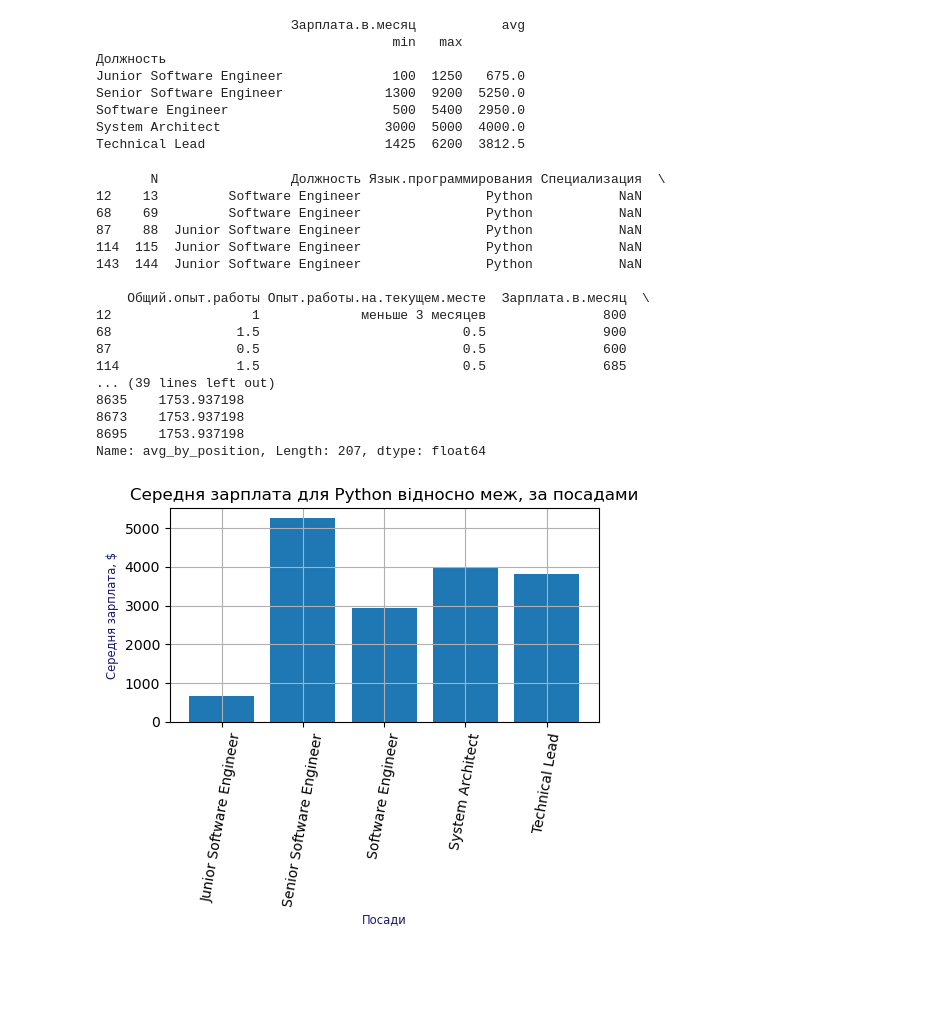
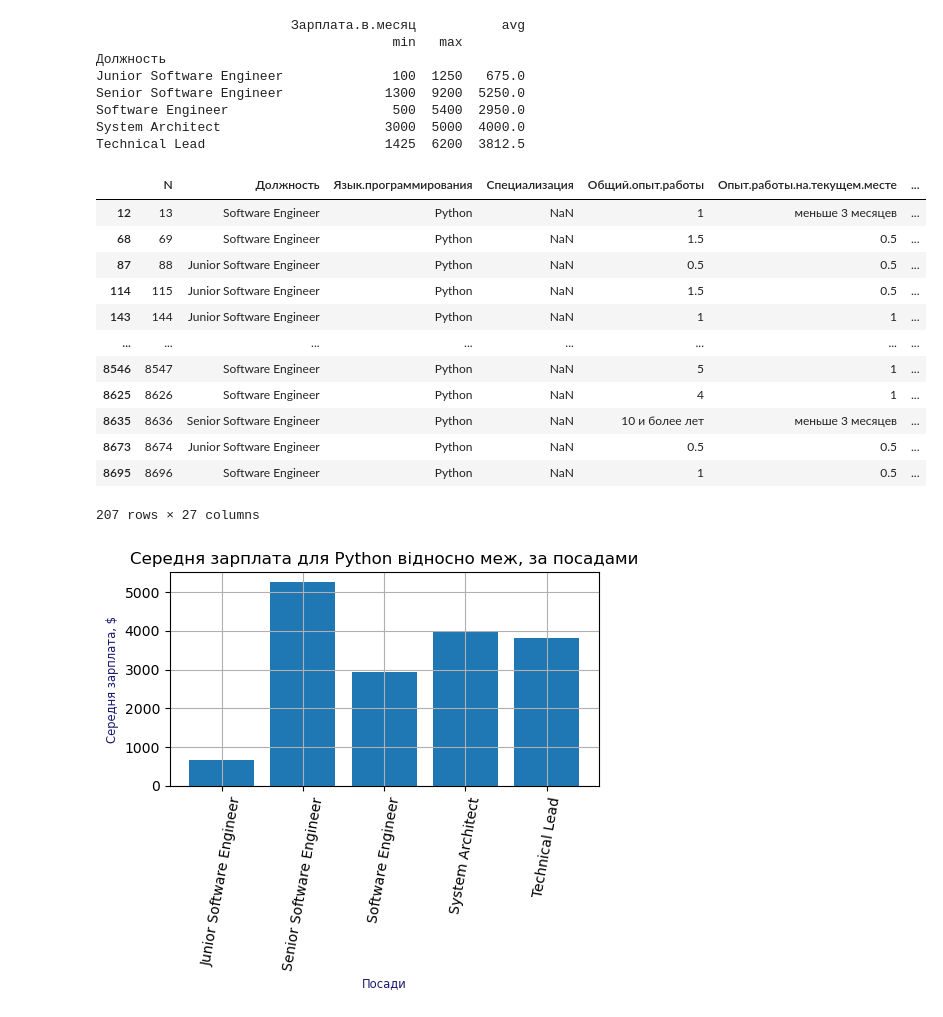
Before and after one commit to DenysTantsiura/datas, a Jupyter notebook: Hw_2.2/Hw2.2.ipynb, the cells around one changed output. Cells and saved outputs as stored; diff of their text form; code cells hidden in the pictures; blank space fills up the shorter version.

```diff
--- a/Hw_2.2/Hw2.2.ipynb
+++ b/Hw_2.2/Hw2.2.ipynb
@@ -291,33 +291,29 @@ System Architect                     3000  5000  4000.0
 Technical Lead                       1425  6200  3812.5
 # %%
 # у початковій таблиці (для Python) з врахуванням посади, а не загальну середню серед усіх
-#
-def fill_avg_salary_by_position(df: Series) -> float | None:
-    return df.groupby(['Должность'])['Зарплата.в.месяц'].mean()
+def fill_avg_salary_by_position(df: DataFrame, el: str) -> float | None:
+    df_c = df[df.loc[el]['Должность'] == df['Должность']]
+    return df_c['salary'].agg(salary='mean')['salary']
 
 
-python_data['avg_by_position'] = np.ones(python_data.shape[0]) * pd.DataFrame(
-    python_data['Зарплата.в.месяц']).apply(fill_avg_salary, axis=0).loc['Зарплата.в.месяц']
-print(python_data.head())
-print(python_data['avg_by_position'])
+python_data['avg_by_position'] = [fill_avg_salary_by_position(
+    python_data, el) for el in python_data.index]
+# print(python_data['avg_by_position'])
+python_data
 # %% [output]
+|  | N | Должность | Язык.программирования | Специализация | Общий.опыт.работы | Опыт.работы.на.текущем.месте | ... |
+| 12 | 13 | Software Engineer | Python | NaN | 1 | меньше 3 месяцев | ... |
+| 68 | 69 | Software Engineer | Python | NaN | 1.5 | 0.5 | ... |
+| 87 | 88 | Junior Software Engineer | Python | NaN | 0.5 | 0.5 | ... |
+| 114 | 115 | Junior Software Engineer | Python | NaN | 1.5 | 0.5 | ... |
+| 143 | 144 | Junior Software Engineer | Python | NaN | 1 | 1 | ... |
+| ... | ... | ... | ... | ... | ... | ... | ... |
+| 8546 | 8547 | Software Engineer | Python | NaN | 5 | 1 | ... |
+| 8625 | 8626 | Software Engineer | Python | NaN | 4 | 1 | ... |
+| 8635 | 8636 | Senior Software Engineer | Python | NaN | 10 и более лет | меньше 3 месяцев | ... |
+| 8673 | 8674 | Junior Software Engineer | Python | NaN | 0.5 | 0.5 | ... |
+| 8695 | 8696 | Software Engineer | Python | NaN | 1 | 0.5 | ... |
-       N                 Должность Язык.программирования Специализация  \
-12    13         Software Engineer                Python           NaN
-68    69         Software Engineer                Python           NaN
-87    88  Junior Software Engineer                Python           NaN
-114  115  Junior Software Engineer                Python           NaN
-143  144  Junior Software Engineer                Python           NaN
-
-    Общий.опыт.работы Опыт.работы.на.текущем.месте  Зарплата.в.месяц  \
-12                  1             меньше 3 месяцев               800
-68                1.5                          0.5               900
-87                0.5                          0.5               600
-114               1.5                          0.5               685
-... (39 lines left out)
-8635    1753.937198
-8673    1753.937198
-8695    1753.937198
-Name: avg_by_position, Length: 207, dtype: float64
+207 rows × 27 columns
 # %%
 plt.bar(
     python_data_salary.index,
```
Also changed, not shown: parts of 5 cells of this notebook, 3 other files.
